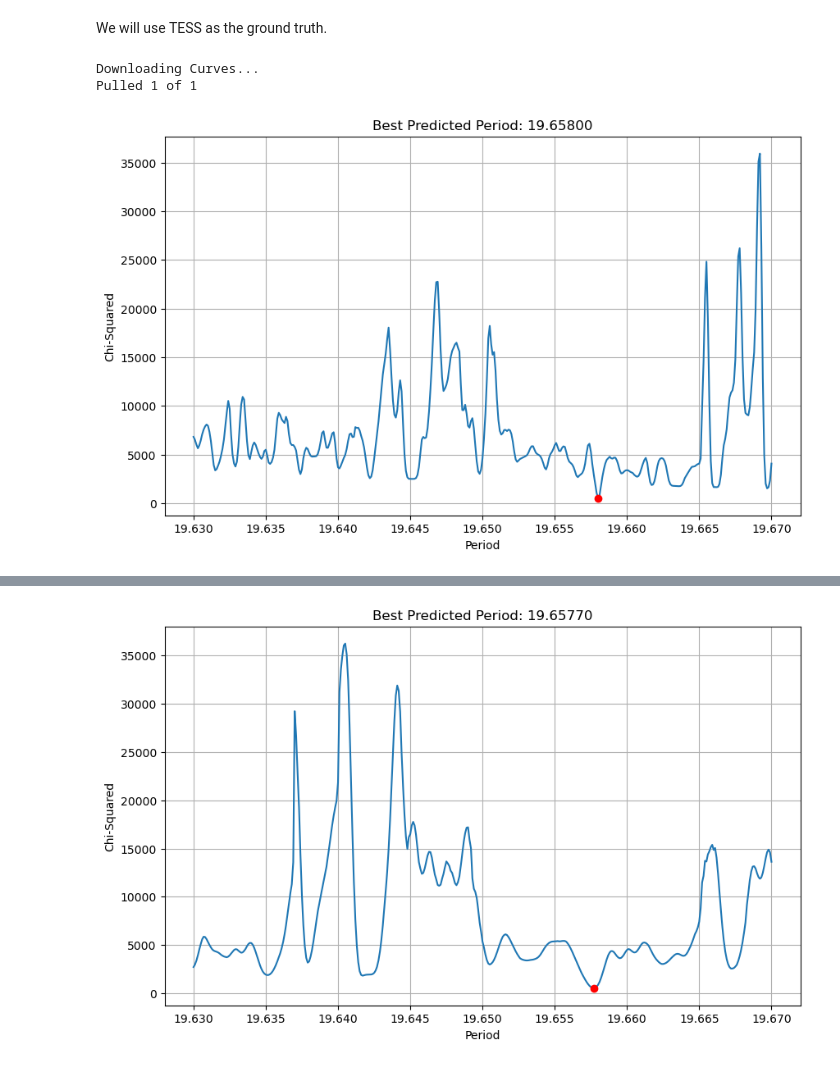
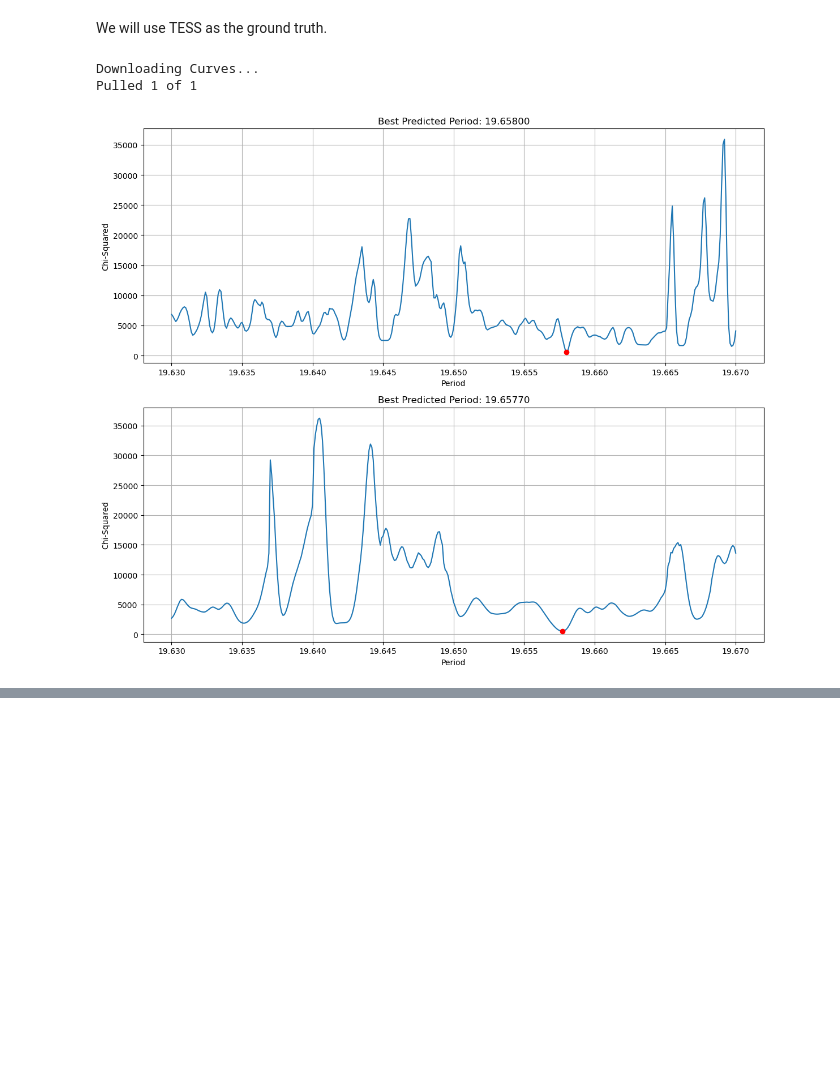
Before and after one commit to ardenshao/SURF_tess_cbp, a Jupyter notebook: tess_lightcurve_test.ipynb, the cells around one changed output, grey strips where cells are left out. Drawn from its saved outputs; the diff is of its cells as text; code cells hidden in the pictures; blank space fills up the shorter version.

```diff
--- a/tess_lightcurve_test.ipynb
+++ b/tess_lightcurve_test.ipynb
@@ -629,10 +645,10 @@ def automate_periodogram(tid, transit, min_period, max_period):
 # %%
-# primary transit predicted period
-automate_periodogram(tid='TIC 172900988', transit=2507.396, min_period=19.63, max_period=19.67)
+#%%skip
 
-# secondary transit predicted period
-automate_periodogram(tid='TIC 172900988', transit=2519.278, min_period=19.63, max_period=19.67)
+# predicted period
+fold_periods = automate_periodogram(tid='TIC 172900988', primary_transit=2507.396, secondary_transit=2519.278,
+                                    min_period=19.63, max_period=19.67)
 # %% [output]
 Downloading Curves...
 Pulled 1 of 1
-[figure, old version]
+[figure, new version]
@@ -641,2 +655 @@ Pulled 1 of 1
-[figure, removed]
 # %%
```
Also changed, not shown: parts of 8 cells of this notebook.
